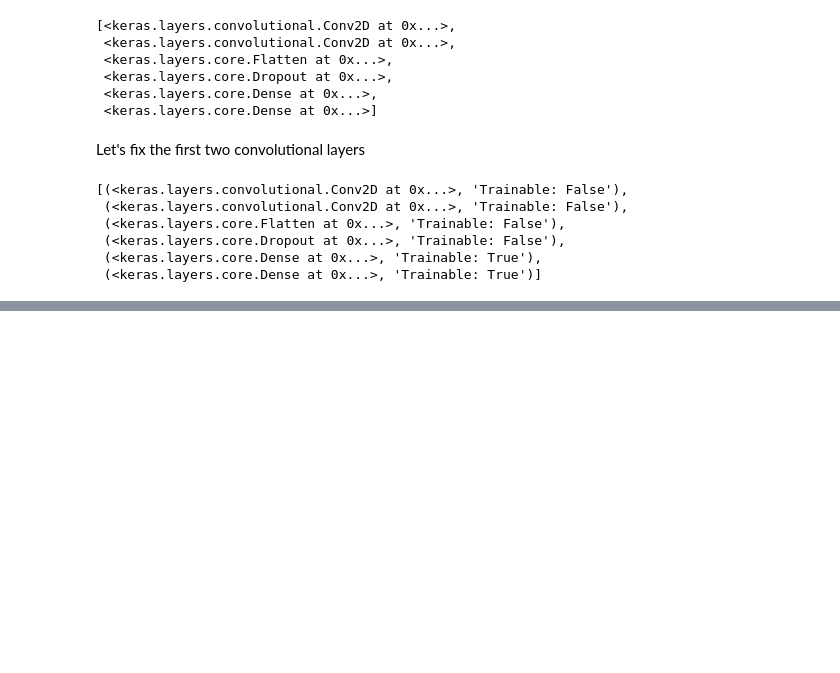
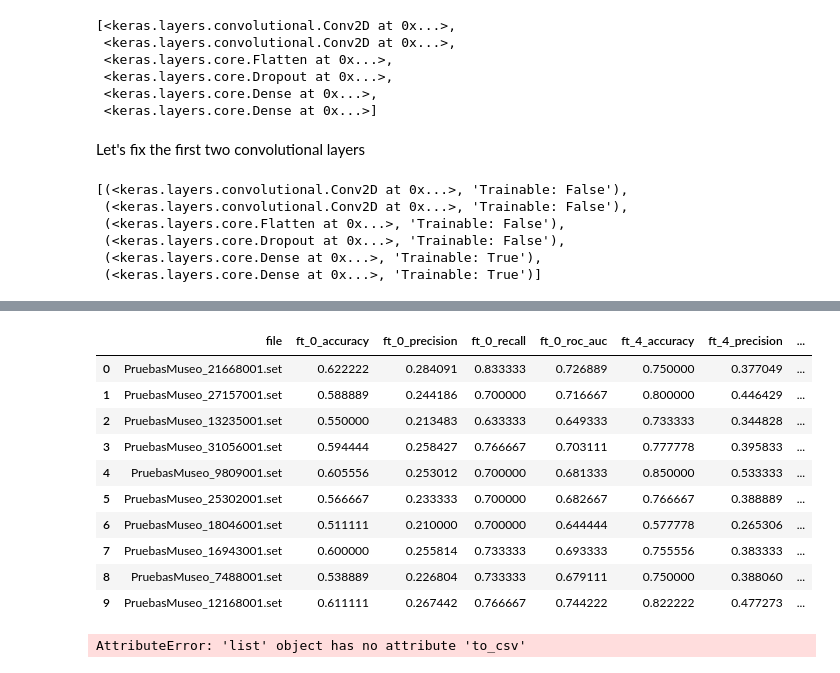
Before and after one commit to finiteautomata/p300speller, a Jupyter notebook: notebooks/fine_tuning.ipynb, the cells around one changed output, grey strips where cells are left out. Drawn from its saved outputs; the diff is of its cells as text; code cells hidden in the pictures; blank space fills up the shorter version.

```diff
--- a/notebooks/fine_tuning.ipynb
+++ b/notebooks/fine_tuning.ipynb
@@ -226,3 +244,3 @@ Epoch 4/30
 # %%
-df = [get_analysis(file) for file in files[-15:]]
+analysis = [get_analysis(file) for file in files[-10:]]
 # %% [output]
@@ -347,0 +264,20 @@ Epoch 8/30
+# %%
+import pandas as pd
+
+df = pd.DataFrame(df)
+# %% [output]
+|  | file | ft_0_accuracy | ft_0_precision | ft_0_recall | ft_0_roc_auc | ft_4_accuracy | ft_4_precision | ... |
+| 0 | PruebasMuseo_21668001.set | 0.622222 | 0.284091 | 0.833333 | 0.726889 | 0.750000 | 0.377049 | ... |
+| 1 | PruebasMuseo_27157001.set | 0.588889 | 0.244186 | 0.700000 | 0.716667 | 0.800000 | 0.446429 | ... |
+| 2 | PruebasMuseo_13235001.set | 0.550000 | 0.213483 | 0.633333 | 0.649333 | 0.733333 | 0.344828 | ... |
+| 3 | PruebasMuseo_31056001.set | 0.594444 | 0.258427 | 0.766667 | 0.703111 | 0.777778 | 0.395833 | ... |
+| 4 | PruebasMuseo_9809001.set | 0.605556 | 0.253012 | 0.700000 | 0.681333 | 0.850000 | 0.533333 | ... |
+| 5 | PruebasMuseo_25302001.set | 0.566667 | 0.233333 | 0.700000 | 0.682667 | 0.766667 | 0.388889 | ... |
+| 6 | PruebasMuseo_18046001.set | 0.511111 | 0.210000 | 0.700000 | 0.644444 | 0.577778 | 0.265306 | ... |
+| 7 | PruebasMuseo_16943001.set | 0.600000 | 0.255814 | 0.733333 | 0.693333 | 0.755556 | 0.383333 | ... |
+| 8 | PruebasMuseo_7488001.set | 0.538889 | 0.226804 | 0.733333 | 0.679111 | 0.750000 | 0.388060 | ... |
+| 9 | PruebasMuseo_12168001.set | 0.611111 | 0.267442 | 0.766667 | 0.744222 | 0.822222 | 0.477273 | ... |
+# %%
+df.to_csv()
+# %% [output]
+AttributeError: 'list' object has no attribute 'to_csv'
```
Also changed, not shown: parts of 6 cells of this notebook, 1 other file.
